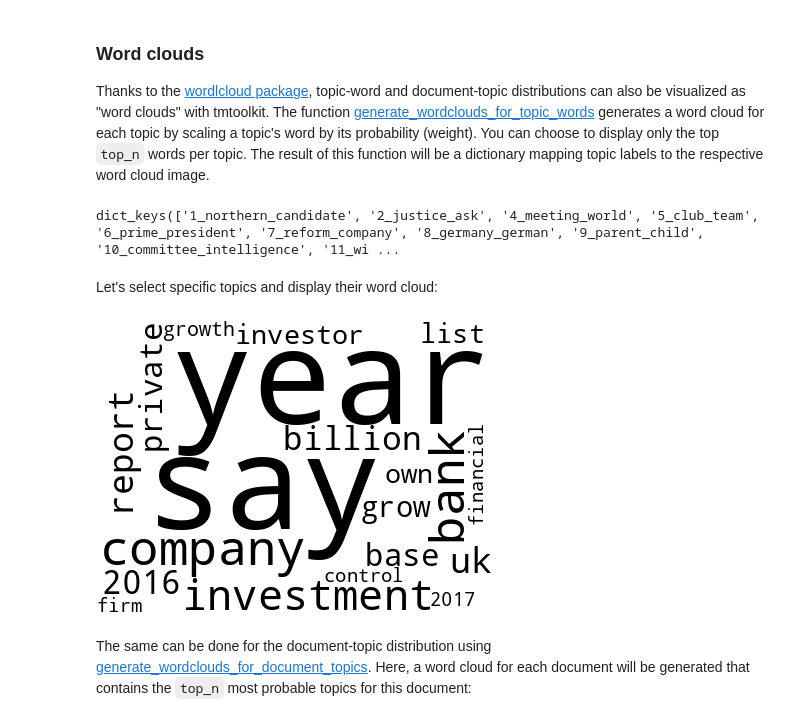
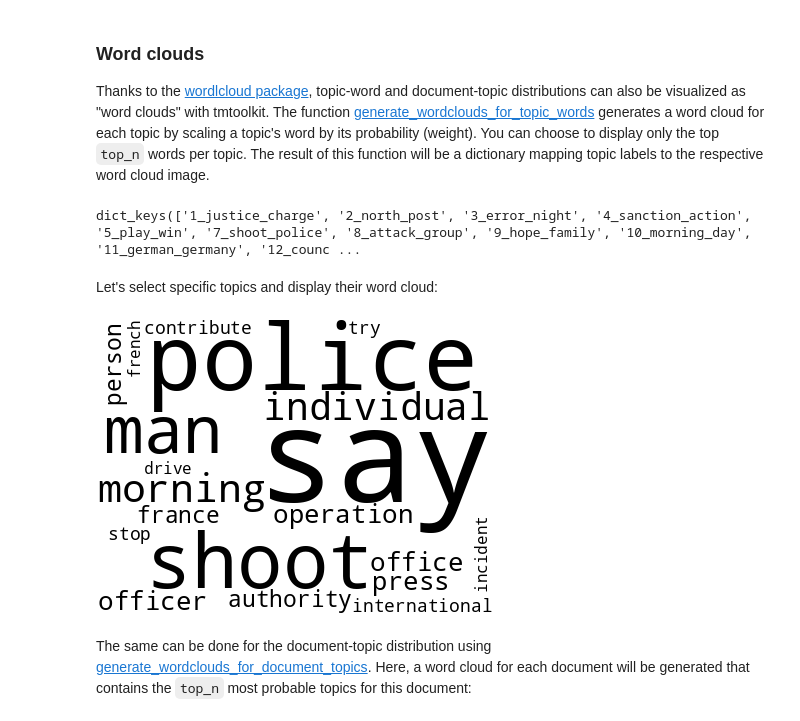
Before and after one commit to internaut/tmtoolkit, a Jupyter notebook: doc/source/topic_modeling.ipynb, the cells around one changed output. Drawn from its saved outputs; the diff is of its cells as text; code cells hidden in the pictures.

```diff
--- a/doc/source/topic_modeling.ipynb
+++ b/doc/source/topic_modeling.ipynb
@@ -801,6 +801,6 @@ The function [exclude_topics](api.rst#tmtoolkit.topicmod.model_stats.exclude_top
 
 For example, suppose the following topics were identified as uninformative:
 # %%
-uninform_topics = [2, 32, 35]
+uninform_topics = [5, 20, 32, 40, 45]
 topic_labels[uninform_topics]
 # %% [output]
@@ -1075,13 +1074,13 @@ topic_clouds = generate_wordclouds_for_topic_words(
 # show all generated word clouds
 topic_clouds.keys()
 # %% [output]
-dict_keys(['1_northern_candidate', '2_justice_ask', '4_meeting_world', '5_club_team', '6_prime_president', '7_reform_company', '8_germany_german', '9_parent_child', '10_committee_intelligence', '11_wi ...
+dict_keys(['1_justice_charge', '2_north_post', '3_error_night', '4_sanction_action', '5_play_win', '7_shoot_police', '8_attack_group', '9_hope_family', '10_morning_day', '11_german_germany', '12_counc ...
 # %% [markdown]
 Let's select specific topics and display their word cloud:
 # %%
-topic_clouds['39_bank_investment']
+topic_clouds['7_shoot_police']
 # %% [output]
-[figure, old version]
+[figure, new version]
 # %% [markdown]
 The same can be done for the document-topic distribution using [generate_wordclouds_for_document_topics](api.rst#tmtoolkit.topicmod.visualize.generate_wordclouds_for_document_topics). Here, a word cloud for each document will be generated that contains the `top_n` most probable topics for this document:
 # %%
```
Also changed, not shown: parts of 55 cells of this notebook, 11 other files.
